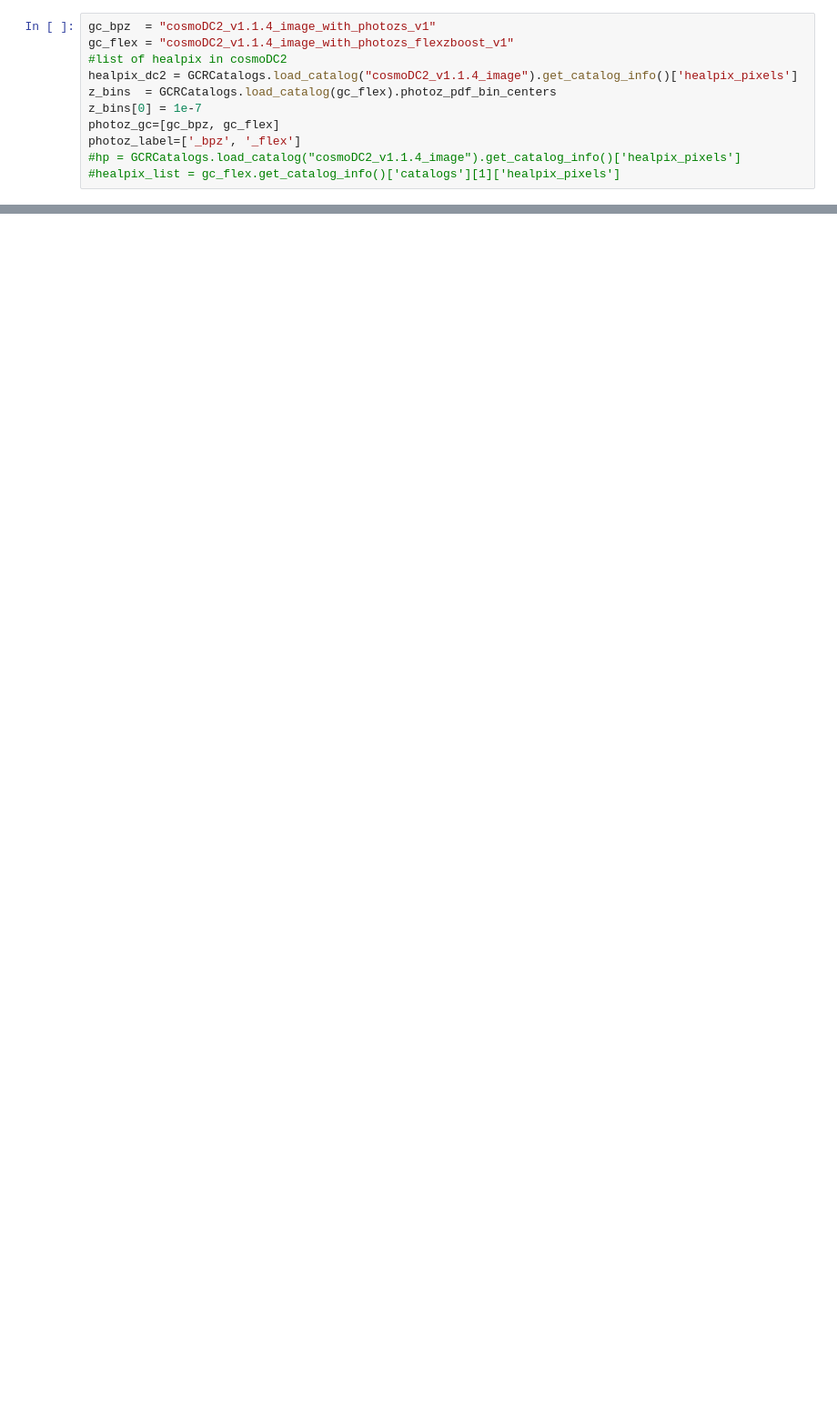
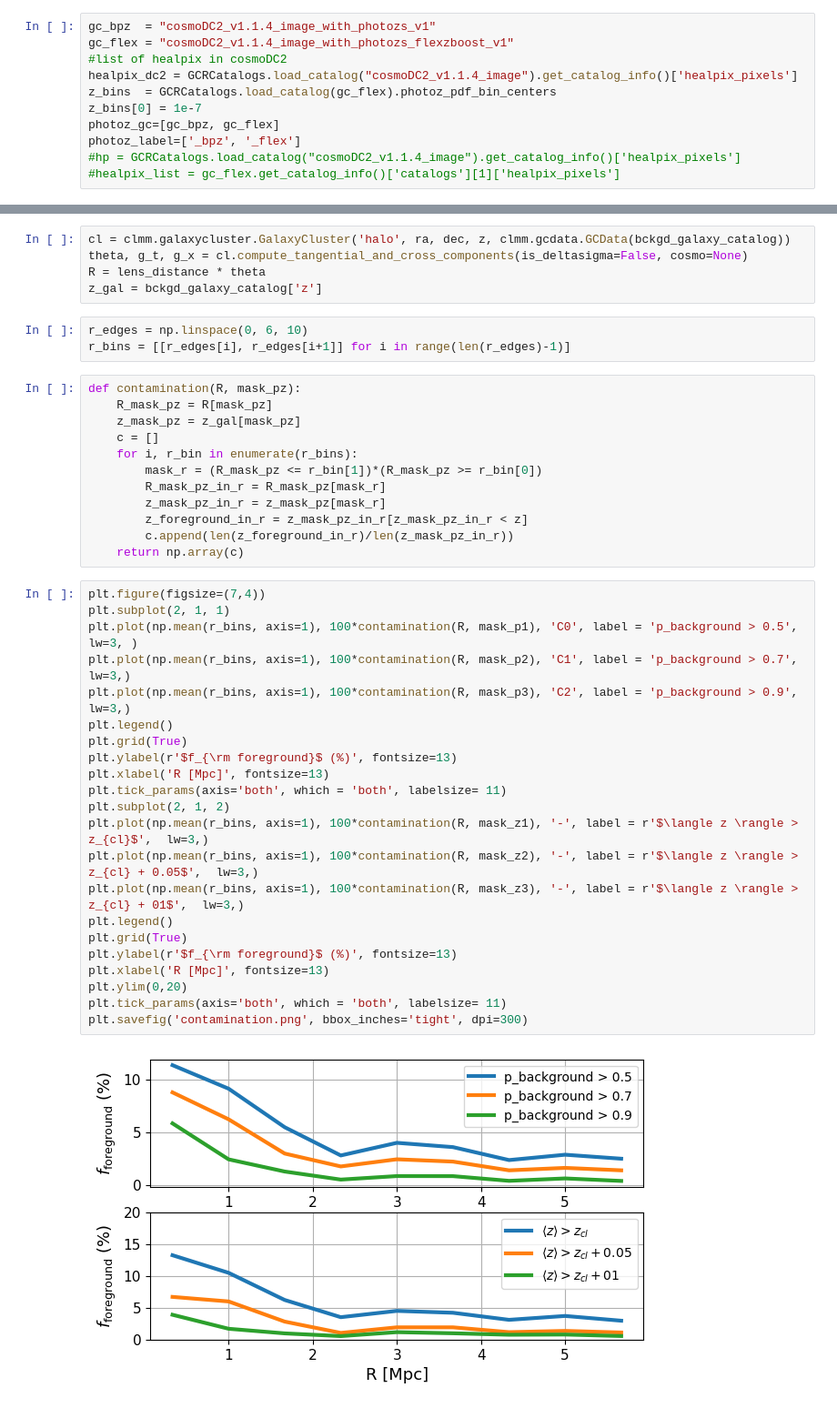
Before and after one commit to LSSTDESC/CLCosmo_Sim, a Jupyter notebook: extract_data/photoz_extraction_example.ipynb, the cells around one changed output, grey strips where cells are left out. Shown at 91% size. Cells and saved outputs as stored; diff of their text form; blank space fills up the shorter version.

```diff
--- a/extract_data/photoz_extraction_example.ipynb
+++ b/extract_data/photoz_extraction_example.ipynb
@@ -260,0 +261,44 @@ plt.show()
+# %%
+cl = clmm.galaxycluster.GalaxyCluster('halo', ra, dec, z, clmm.gcdata.GCData(bckgd_galaxy_catalog))
+theta, g_t, g_x = cl.compute_tangential_and_cross_components(is_deltasigma=False, cosmo=None)
+R = lens_distance * theta
+z_gal = bckgd_galaxy_catalog['z']
+# %%
+r_edges = np.linspace(0, 6, 10)
+r_bins = [[r_edges[i], r_edges[i+1]] for i in range(len(r_edges)-1)]
+# %%
+def contamination(R, mask_pz):
+    R_mask_pz = R[mask_pz]
+    z_mask_pz = z_gal[mask_pz]
+    c = []
+    for i, r_bin in enumerate(r_bins):
+        mask_r = (R_mask_pz <= r_bin[1])*(R_mask_pz >= r_bin[0])
+        R_mask_pz_in_r = R_mask_pz[mask_r]
+        z_mask_pz_in_r = z_mask_pz[mask_r]
+        z_foreground_in_r = z_mask_pz_in_r[z_mask_pz_in_r < z]
+        c.append(len(z_foreground_in_r)/len(z_mask_pz_in_r))
+    return np.array(c)
+# %%
+plt.figure(figsize=(7,4))
+plt.subplot(2, 1, 1)
+plt.plot(np.mean(r_bins, axis=1), 100*contamination(R, mask_p1), 'C0', label = 'p_background > 0.5',  lw=3, )
+plt.plot(np.mean(r_bins, axis=1), 100*contamination(R, mask_p2), 'C1', label = 'p_background > 0.7',  lw=3,)
+plt.plot(np.mean(r_bins, axis=1), 100*contamination(R, mask_p3), 'C2', label = 'p_background > 0.9',  lw=3,)
+plt.legend()
+plt.grid(True)
+plt.ylabel(r'$f_{\rm foreground}$ (%)', fontsize=13)
+plt.xlabel('R [Mpc]', fontsize=13)
+plt.tick_params(axis='both', which = 'both', labelsize= 11)
+plt.subplot(2, 1, 2)
+plt.plot(np.mean(r_bins, axis=1), 100*contamination(R, mask_z1), '-', label = r'$\langle z \rangle > z_{cl}$',  lw=3,)
+plt.plot(np.mean(r_bins, axis=1), 100*contamination(R, mask_z2), '-', label = r'$\langle z \rangle > z_{cl} + 0.05$',  lw=3,)
+plt.plot(np.mean(r_bins, axis=1), 100*contamination(R, mask_z3), '-', label = r'$\langle z \rangle > z_{cl} + 01$',  lw=3,)
+plt.legend()
+plt.grid(True)
+plt.ylabel(r'$f_{\rm foreground}$ (%)', fontsize=13)
+plt.xlabel('R [Mpc]', fontsize=13)
+plt.ylim(0,20)
+plt.tick_params(axis='both', which = 'both', labelsize= 11)
+plt.savefig('contamination.png', bbox_inches='tight', dpi=300)
+# %% [output]
+[figure, added]
```
Also changed, not shown: parts of 11 cells of this notebook, 7 other files.
